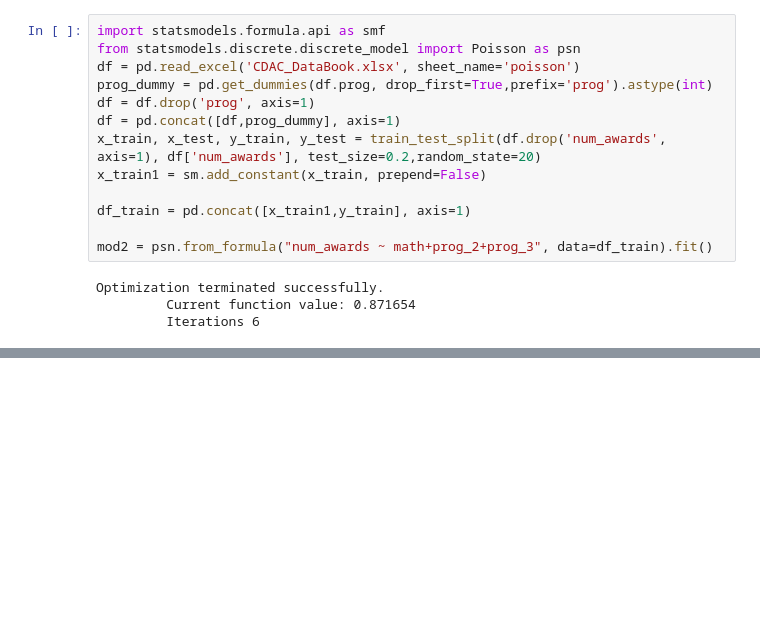
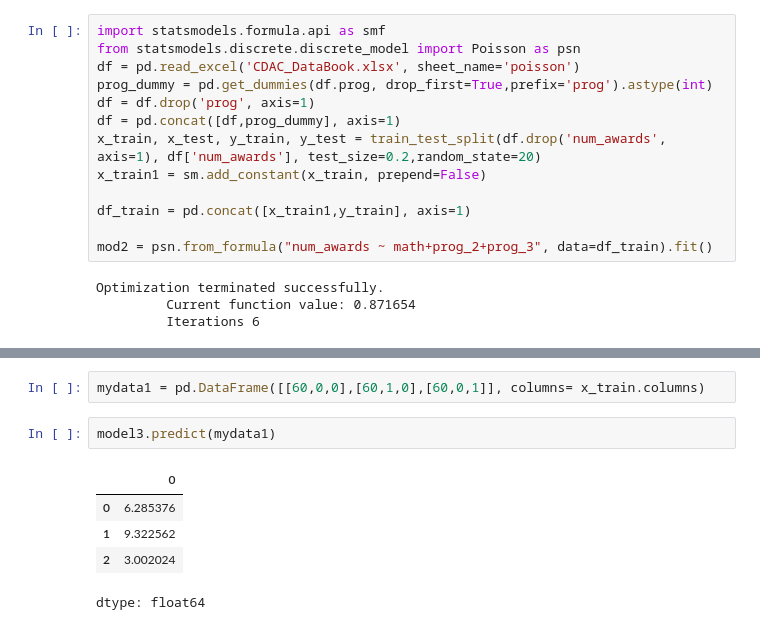
Before and after one commit to devdatta1429/BDA_Assignments, a Jupyter notebook: PML/Day_21_09_06.ipynb, the cells around one changed output, grey strips where cells are left out. Drawn from its saved outputs; the diff is of its cells as text; blank space fills up the shorter version.

```diff
--- a/PML/Day_21_09_06.ipynb
+++ b/PML/Day_21_09_06.ipynb
@@ -286,0 +476,10 @@ Optimization terminated successfully.
+# %%
+mydata1 = pd.DataFrame([[60,0,0],[60,1,0],[60,0,1]], columns= x_train.columns)
+# %%
+model3.predict(mydata1)
+# %% [output]
+|  | 0 |
+| 0 | 6.285376 |
+| 1 | 9.322562 |
+| 2 | 3.002024 |
+dtype: float64
```
Also changed, not shown: parts of 19 cells of this notebook.
